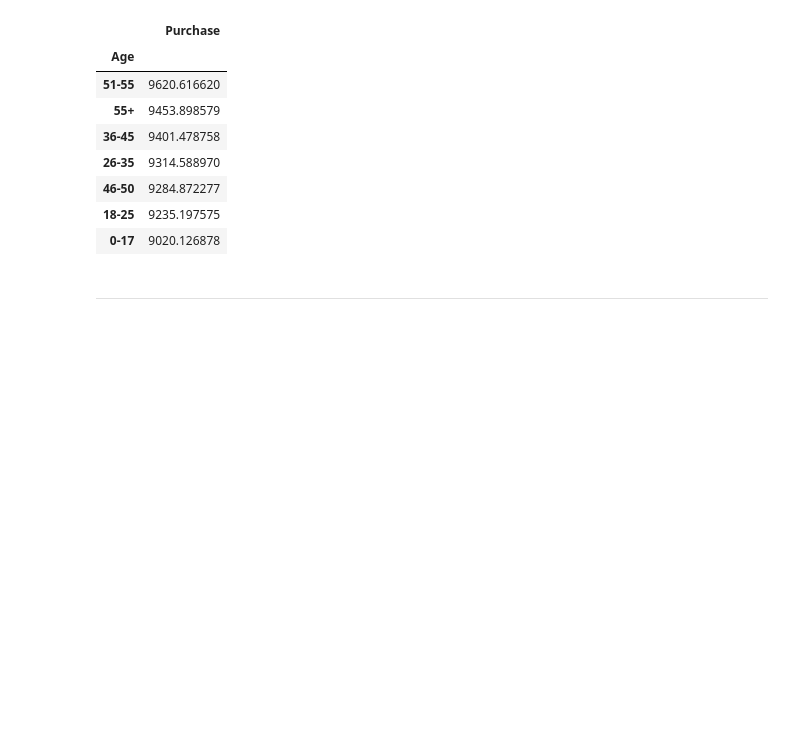
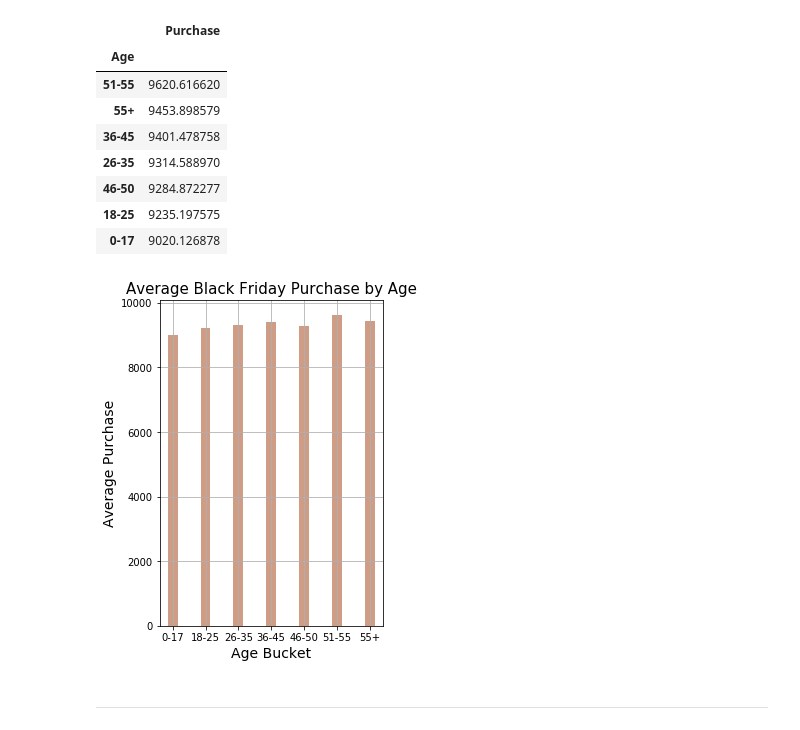
Before and after one commit to pinkdragon1000/Black-Friday-Project, a Jupyter notebook: Black Friday Analysis.ipynb, the cells around one changed output. Drawn from its saved outputs; the diff is of its cells as text; code cells hidden in the pictures; blank space fills up the shorter version.

```diff
--- a/Black Friday Analysis.ipynb
+++ b/Black Friday Analysis.ipynb
@@ -369,6 +393,18 @@ avgpurchaseage
 | 46-50 | 9284.872277 |
 | 18-25 | 9235.197575 |
 | 0-17 | 9020.126878 |
+# %%
+avgpurchaseage=avgpurchaseage.reindex(["0-17","18-25", "26-35", "36-45", "46-50", "51-55", "55+"])
+# %%
+avgpurchaseage.plot(kind='bar', figsize=(4,6), width=0.3, color=['#cf9d85'], legend=False)
+plt.title("Average Black Friday Purchase by Age", fontsize="15")
+plt.xlabel("Age Bucket", fontsize="14")
+plt.ylabel("Average Purchase", fontsize="14")
+plt.xticks(rotation=0)
+plt.grid()
+plt.show()
+# %% [output]
+[figure, added]
 # %% [markdown]
 <hr>
 # %% [markdown]
```
Also changed, not shown: parts of 4 cells of this notebook.
